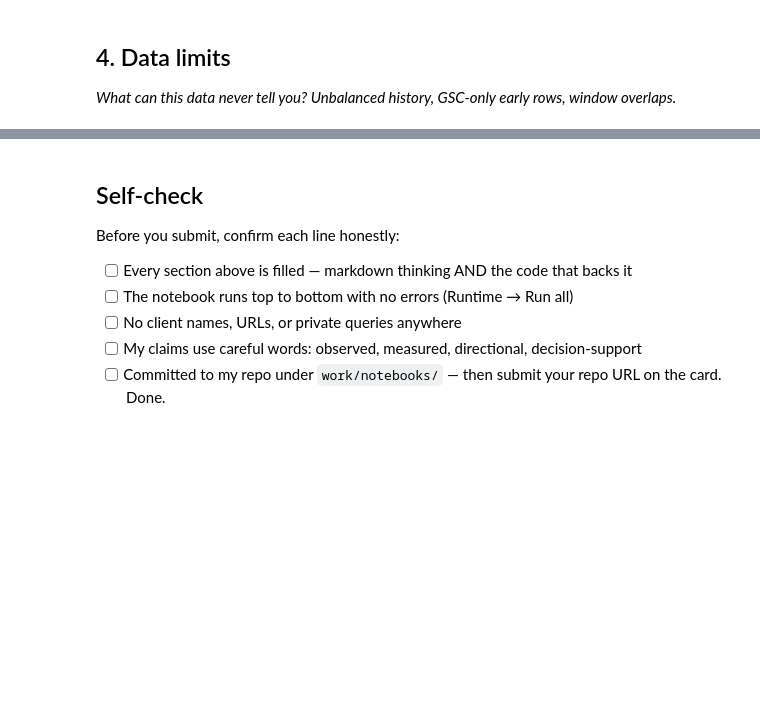
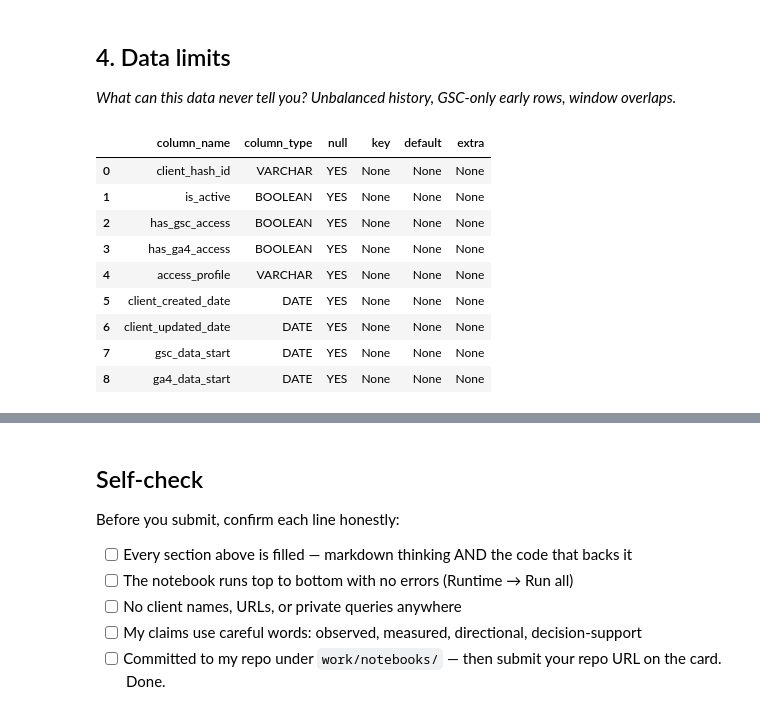
Before and after one commit to damlablgc/flyrankinternship, a Jupyter notebook: work/notebooks/w03_data_contract.ipynb, the cells around one changed output, grey strips where cells are left out. Drawn from its saved outputs; the diff is of its cells as text; code cells hidden in the pictures; blank space fills up the shorter version.

```diff
--- a/work/notebooks/w03_data_contract.ipynb
+++ b/work/notebooks/w03_data_contract.ipynb
@@ -141,3 +171,19 @@ Leak'li AUC: 1.000
 ## 4. Data limits
 
 *What can this data never tell you? Unbalanced history, GSC-only early rows, window overlaps.*
+# %%
+dim_clients_cols = con.sql(f"""
+    DESCRIBE SELECT * FROM read_parquet('{REL}/dim_clients.parquet') LIMIT 1
+""").df()
+dim_clients_cols
+# %% [output]
+|  | column_name | column_type | null | key | default | extra |
+| 0 | client_hash_id | VARCHAR | YES | None | None | None |
+| 1 | is_active | BOOLEAN | YES | None | None | None |
+| 2 | has_gsc_access | BOOLEAN | YES | None | None | None |
+| 3 | has_ga4_access | BOOLEAN | YES | None | None | None |
+| 4 | access_profile | VARCHAR | YES | None | None | None |
+| 5 | client_created_date | DATE | YES | None | None | None |
+| 6 | client_updated_date | DATE | YES | None | None | None |
+| 7 | gsc_data_start | DATE | YES | None | None | None |
+| 8 | ga4_data_start | DATE | YES | None | None | None |
```
Also changed, not shown: parts of 6 cells of this notebook.
